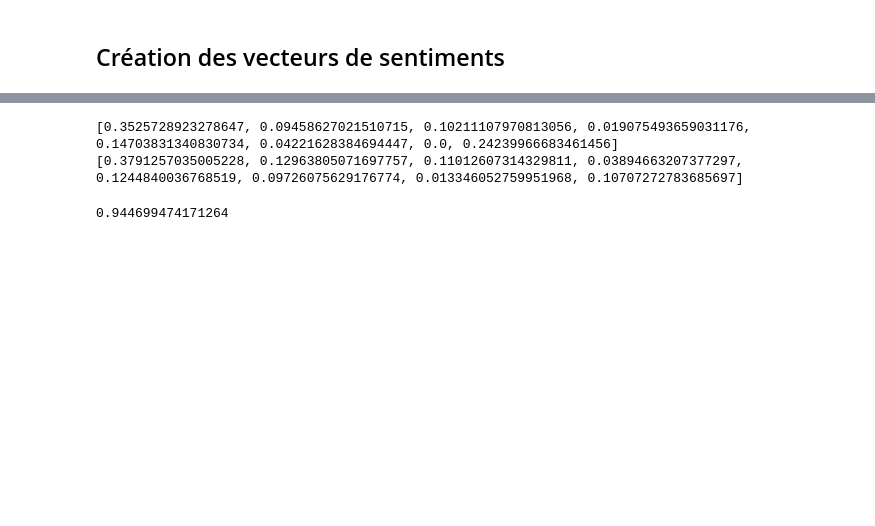
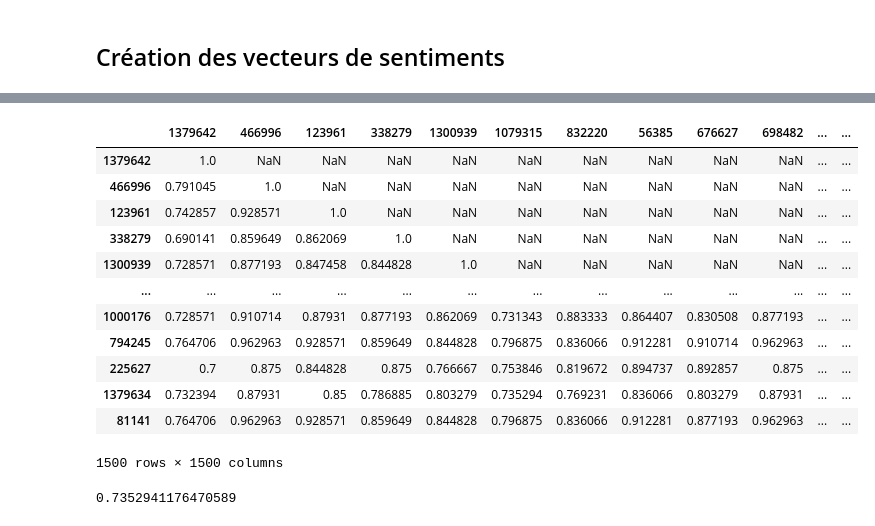
Before and after one commit to edtjulien/Books-recommendations, a Jupyter notebook: analyse/antoine_analyse.ipynb, the cells around one changed output, grey strips where cells are left out. Saved outputs shown, nothing was run; the diff lists cells and outputs as text; code cells hidden in the pictures; blank space fills up the shorter version.

```diff
--- a/analyse/antoine_analyse.ipynb
+++ b/analyse/antoine_analyse.ipynb
@@ -183,6 +187,11 @@ plt.show()
 [figure]
 # %% [markdown]
 ## Création des vecteurs de sentiments
+# %%
+ds2=pd.read_csv("df_nlp_paquet2.csv")
+ds3=pd.read_csv("df_nlp_paquet3.csv")
+ds4=pd.read_csv("df_nlp_paquet4.csv")
+df=pd.concat([ds2,ds3,ds4])
 # %%
 # Import de TfidfVectorizer
 
@@ -243,0 +310,33 @@ from scipy import spatial
+# %%
+# Initiation d'un dataframe vide sous forme de matrice carré 1500 x 1500 pour le présent exemple où 1500 est le nombre de livres
+
+mtx2 = pd.DataFrame(index=df["book_id"].unique(),columns=df["book_id"].unique())
+# %%
+# Création de la fonction jaccatd_similarity pour la calculer la distance Jaccard entre les commentaires de deux livres donnés
+
+def jaccard_similarity(list1, list2):
+    intersection = len(list(set(list1).intersection(list2)))
+    union = (len(set(list1)) + len(set(list2))) - intersection
+    return float(intersection) / union
+# %%
+# Remplissage du dataframe de manière à ce qu'il représente une matrice carrée triangulaire inférieure pour éviter les doublons dans les combinaisons et gagner du temps de calcul
+
+for i,id in enumerate(df["book_id"].unique()):
+
+    for idd in df["book_id"].unique()[i:len(df["book_id"].unique())+1]:
+
+        #v1 = df_vect[df_vect["book_id"]==id]["poids"].tolist()
+        #v2 = df_vect[df_vect["book_id"]==idd]["poids"].tolist()
+
+        #simcos = 1 - spatial.distance.cosine(v1, v2)
+
+        w1=" ".join(list(set(" ".join([x for x in df[df["book_id"]==id]["com_final"].tolist() if isinstance(x, str)]).split(" "))))
+        w2=" ".join(list(set(" ".join([x for x in df[df["book_id"]==idd]["com_final"].tolist() if isinstance(x, str)]).split(" "))))
+
+        jacsim = jaccard_similarity(w1,w2)
+
+        #coef = simcos * jacsim
+
+        mtx2.loc[idd,id]=jacsim
+
+    print(i,"done")
@@ -243,0 +361,18 @@ from scipy import spatial
+# %%
+# Affichage de la matrice
+
+mtx2
+# %% [output]
+|  | 1379642 | 466996 | 123961 | 338279 | 1300939 | 1079315 | 832220 | 56385 | 676627 | 698482 | ... | ... |
+| 1379642 | 1.0 | NaN | NaN | NaN | NaN | NaN | NaN | NaN | NaN | NaN | ... | ... |
+| 466996 | 0.791045 | 1.0 | NaN | NaN | NaN | NaN | NaN | NaN | NaN | NaN | ... | ... |
+| 123961 | 0.742857 | 0.928571 | 1.0 | NaN | NaN | NaN | NaN | NaN | NaN | NaN | ... | ... |
+| 338279 | 0.690141 | 0.859649 | 0.862069 | 1.0 | NaN | NaN | NaN | NaN | NaN | NaN | ... | ... |
+| 1300939 | 0.728571 | 0.877193 | 0.847458 | 0.844828 | 1.0 | NaN | NaN | NaN | NaN | NaN | ... | ... |
+| ... | ... | ... | ... | ... | ... | ... | ... | ... | ... | ... | ... | ... |
+| 1000176 | 0.728571 | 0.910714 | 0.87931 | 0.877193 | 0.862069 | 0.731343 | 0.883333 | 0.864407 | 0.830508 | 0.877193 | ... | ... |
+| 794245 | 0.764706 | 0.962963 | 0.928571 | 0.859649 | 0.844828 | 0.796875 | 0.836066 | 0.912281 | 0.910714 | 0.962963 | ... | ... |
+| 225627 | 0.7 | 0.875 | 0.844828 | 0.875 | 0.766667 | 0.753846 | 0.819672 | 0.894737 | 0.892857 | 0.875 | ... | ... |
+| 1379634 | 0.732394 | 0.87931 | 0.85 | 0.786885 | 0.803279 | 0.735294 | 0.769231 | 0.836066 | 0.803279 | 0.87931 | ... | ... |
+| 81141 | 0.764706 | 0.962963 | 0.928571 | 0.859649 | 0.844828 | 0.796875 | 0.836066 | 0.912281 | 0.877193 | 0.962963 | ... | ... |
+1500 rows × 1500 columns
@@ -244,10 +383,10 @@ from scipy import spatial
 # %%
-v1 = df_vect[df_vect["title"]=="Comment braquer une banque sans perdre son dentier"]["poids_valeur"].tolist()
-v2 = df_vect[df_vect["title"]=="Rebecca Kean, tome 5 : L'armée des âmes"]["poids_valeur"].tolist()
+random_title = np.random.choice(df_vect["title"].unique())
+print(random_title)
+random_title2 = np.random.choice(df_vect["title"].unique())
+print(random_title2)
+v1 = df_vect[df_vect["title"]==random_title]["poids"].tolist()
+v2 = df_vect[df_vect["title"]==random_title2]["poids"].tolist()
 print(v1)
 print(v2)
 1 - spatial.distance.cosine(v1, v2)
-# %% [output]
-[0.3525728923278647, 0.09458627021510715, 0.10211107970813056, 0.019075493659031176, 0.14703831340830734, 0.04221628384694447, 0.0, 0.24239966683461456]
-[0.3791257035005228, 0.12963805071697757, 0.11012607314329811, 0.03894663207377297, 0.1244840036768519, 0.09726075629176774, 0.013346052759951968, 0.10707272783685697]
-0.944699474171264
@@ -254,3 +403,7 @@ print(v2)
+# %%
+get_jaccard(x1,x2)
+# %% [output]
+0.7352941176470589
 # %%
 random_title = np.random.choice(df_vect["title"].unique())
 print(random_title)
```
Also changed, not shown: parts of 23 cells of this notebook.
